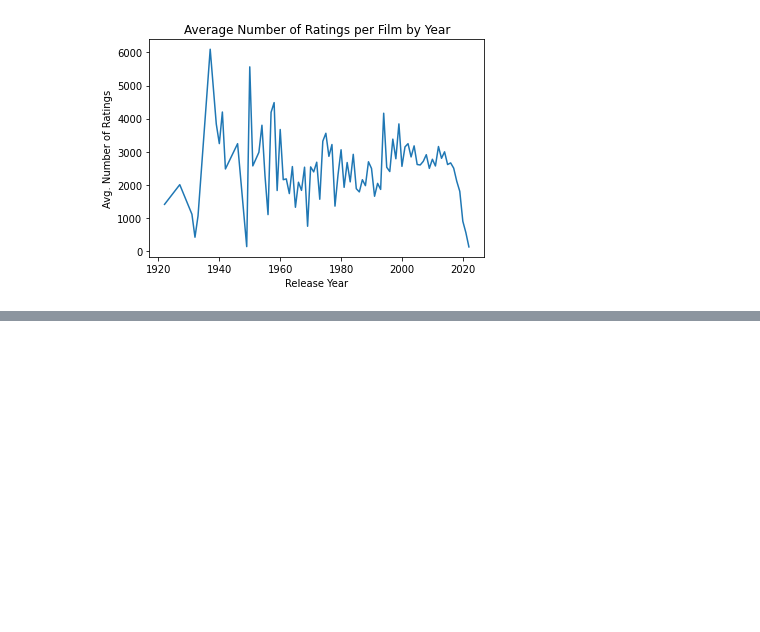
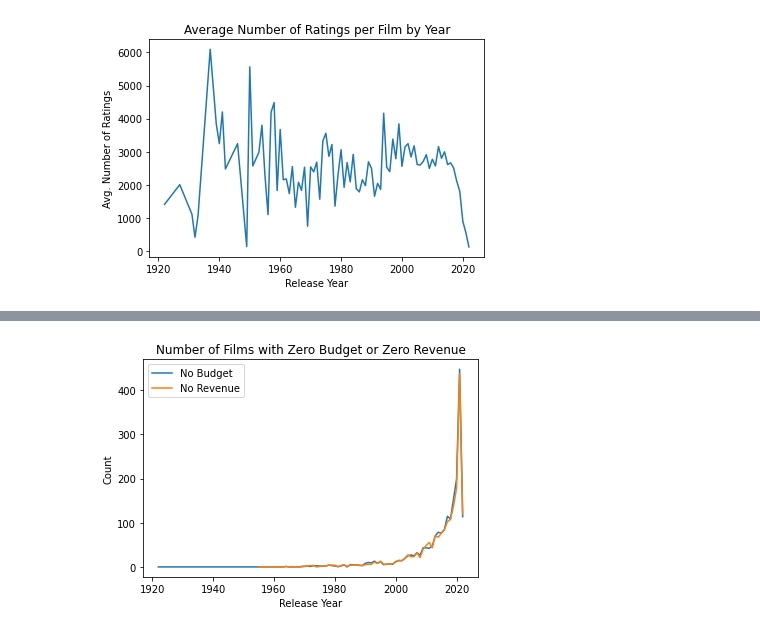
Before and after one commit to vibrantlychee/big-movie-data, a Jupyter notebook: exploratory.ipynb, the cells around one changed output, grey strips where cells are left out. Saved outputs shown, nothing was run; the diff lists cells and outputs as text; code cells hidden in the pictures; blank space fills up the shorter version.

```diff
--- a/exploratory.ipynb
+++ b/exploratory.ipynb
@@ -332,0 +394,29 @@ plt.show()
+# %%
+zero_budget_films = released_films[released_films["budget"] == 0]
+zero_budget_films_by_year = zero_budget_films.groupby(zero_budget_films["release_date"].dt.year)["budget"].value_counts()
+zero_budget_years = []
+for i in range(len(zero_budget_films_by_year.index)):
+    zero_budget_years.append(zero_budget_films_by_year.index[i][0])
+
+zero_revenue_films = released_films[released_films["revenue"] == 0]
+zero_revenue_films_by_year = zero_revenue_films.groupby(zero_revenue_films["release_date"].dt.year)["revenue"].value_counts()
+zero_revenue_years = []
+for i in range(len(zero_revenue_films_by_year.index)):
+    zero_revenue_years.append(zero_revenue_films_by_year.index[i][0])
+
+# visualisation
+fig = plt.figure(facecolor="white")
+ax = plt.axes()
+plt.plot(zero_budget_years, zero_budget_films_by_year.values, label="No Budget")
+plt.plot(zero_revenue_years, zero_revenue_films_by_year.values, label="No Revenue")
+plt.legend()
+plt.draw()
+
+plt.title("Number of Films with Zero Budget or Zero Revenue")
+
+plt.xlabel("Release Year")
+plt.ylabel("Count")
+
+plt.show()
+# %% [output]
+[figure, added]
```
Also changed, not shown: parts of 13 cells of this notebook.
